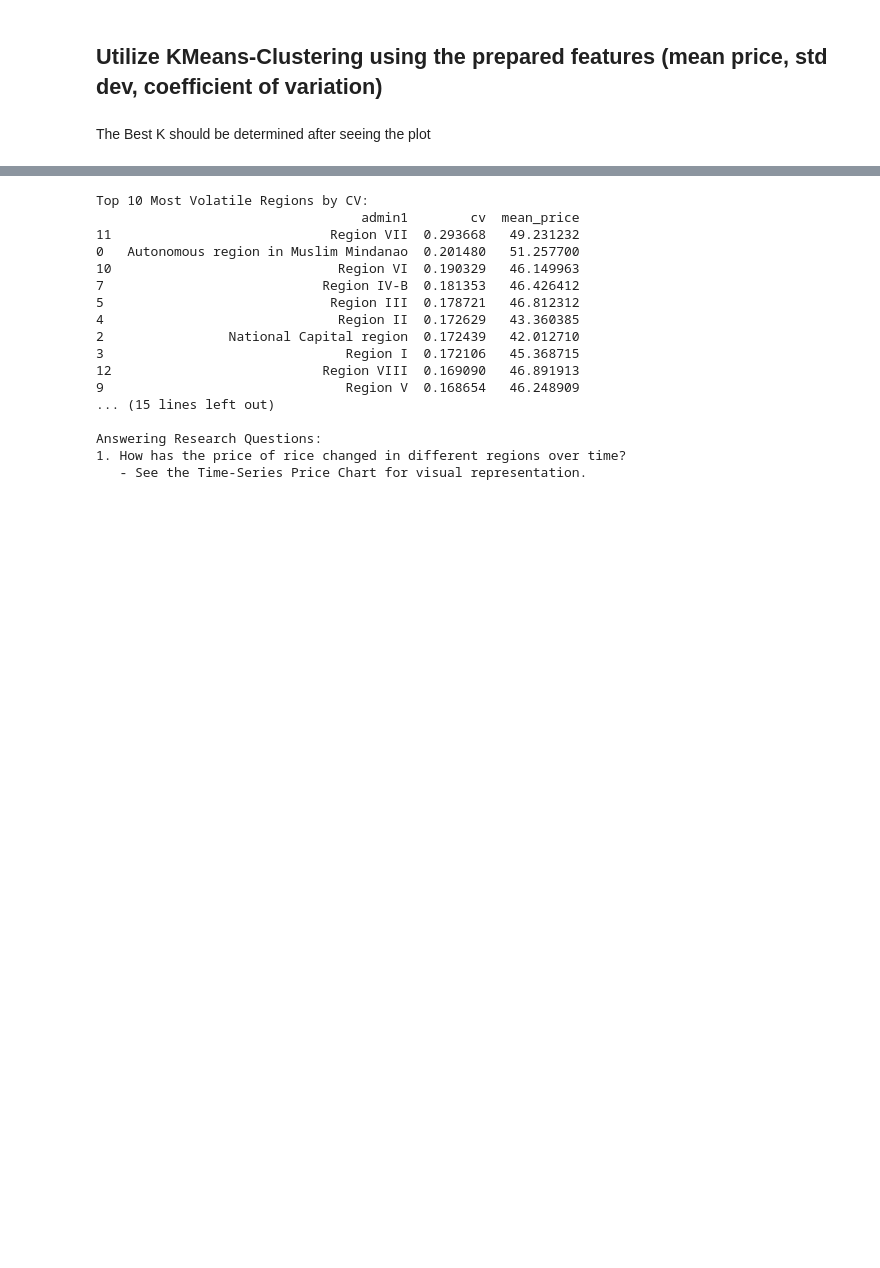
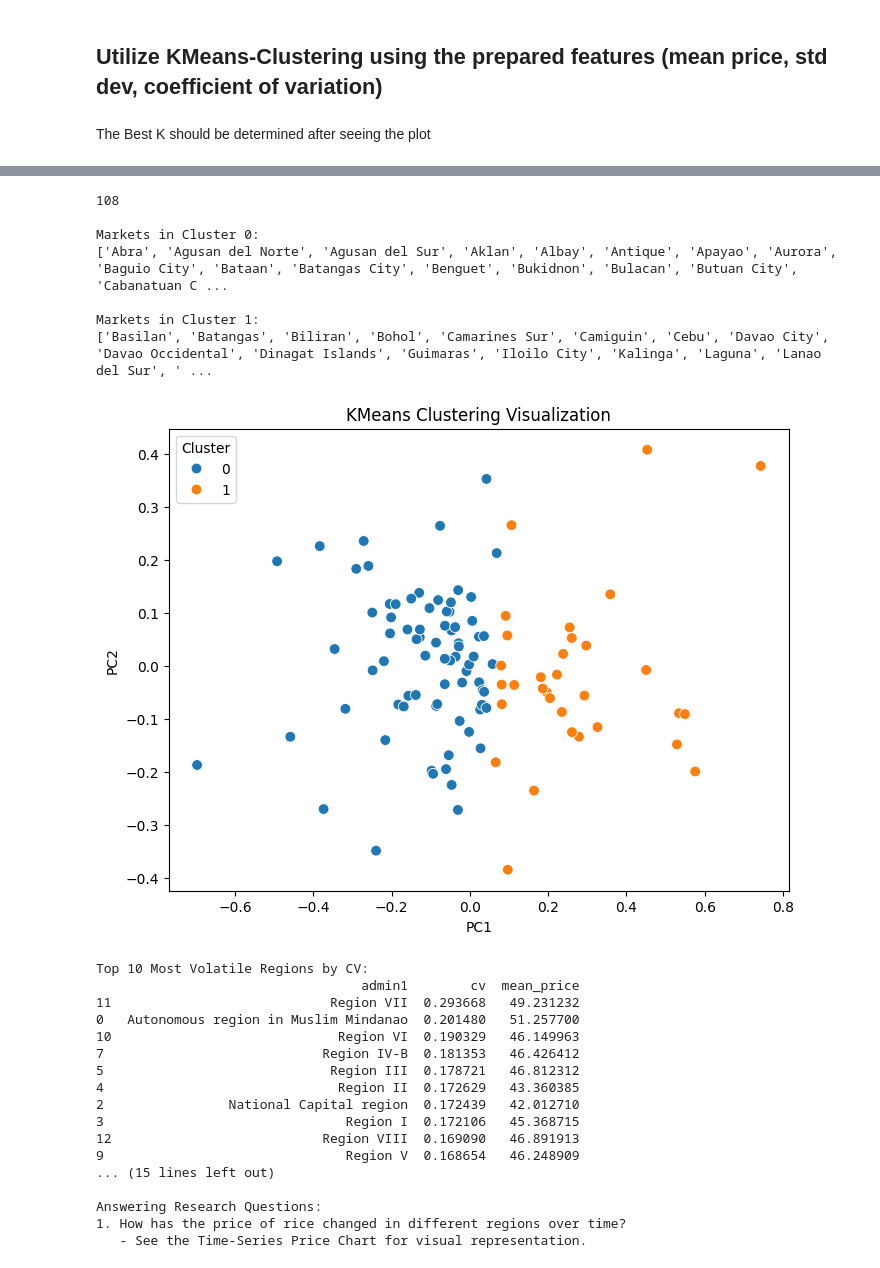
Before and after one commit to JohnCarloSabenorio/GrainShift, a Jupyter notebook: backend/grainshift.ipynb, the cells around one changed output, grey strips where cells are left out. Saved outputs shown, nothing was run; the diff lists cells and outputs as text; code cells hidden in the pictures; blank space fills up the shorter version.

```diff
--- a/backend/grainshift.ipynb
+++ b/backend/grainshift.ipynb
@@ -886,3 +946,37 @@ def generate_analysis_report():
+# %%
+model = KMeans(n_clusters=2, random_state=0, n_init='auto')
+labels = model.fit_predict(X_scaled)
+
+pca = PCA(n_components=2)
+X_pca = pca.fit_transform(X_scaled)
+
+import pandas as pd
+df_plot = pd.DataFrame(X_pca, columns=['PC1', 'PC2'])
+df_plot['Cluster'] = labels
+df_plot['Market'] = markets.values
+
+
+print(len(markets))
+
+for cluster_id in sorted(df_plot['Cluster'].unique()):
+    print(f"\nMarkets in Cluster {cluster_id}:")
+    print(df_plot[df_plot['Cluster'] == cluster_id]['Market'].tolist())
+
+
+# Plot using seaborn
+plt.figure(figsize=(8, 6))
+sns.scatterplot(data=df_plot, x='PC1', y='PC2', hue='Cluster', palette='tab10', s=60)
+plt.title('KMeans Clustering Visualization')
+plt.show()
+# %% [output]
+108
+
+Markets in Cluster 0:
+['Abra', 'Agusan del Norte', 'Agusan del Sur', 'Aklan', 'Albay', 'Antique', 'Apayao', 'Aurora', 'Baguio City', 'Bataan', 'Batangas City', 'Benguet', 'Bukidnon', 'Bulacan', 'Butuan City', 'Cabanatuan C ...
+
+Markets in Cluster 1:
+['Basilan', 'Batangas', 'Biliran', 'Bohol', 'Camarines Sur', 'Camiguin', 'Cebu', 'Davao City', 'Davao Occidental', 'Dinagat Islands', 'Guimaras', 'Iloilo City', 'Kalinga', 'Laguna', 'Lanao del Sur', ' ...
+[figure, added]
 # %%
 # Run the analysis
 generate_analysis_report()
```
Also changed, not shown: parts of 6 cells of this notebook.
